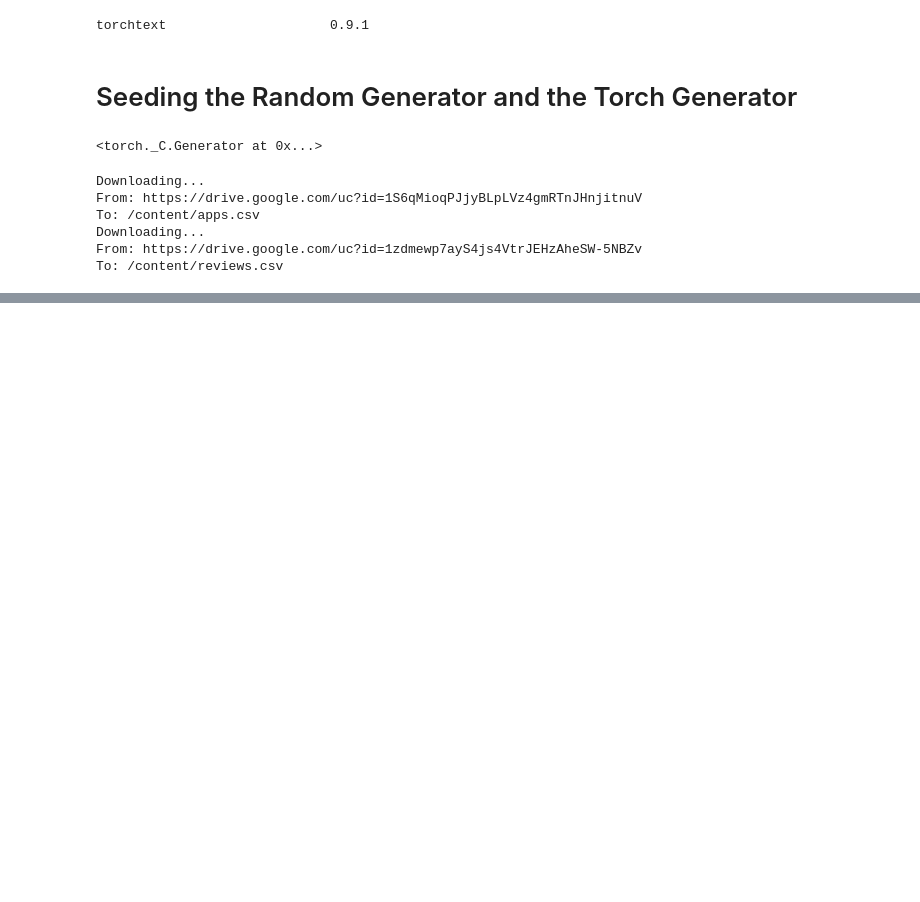
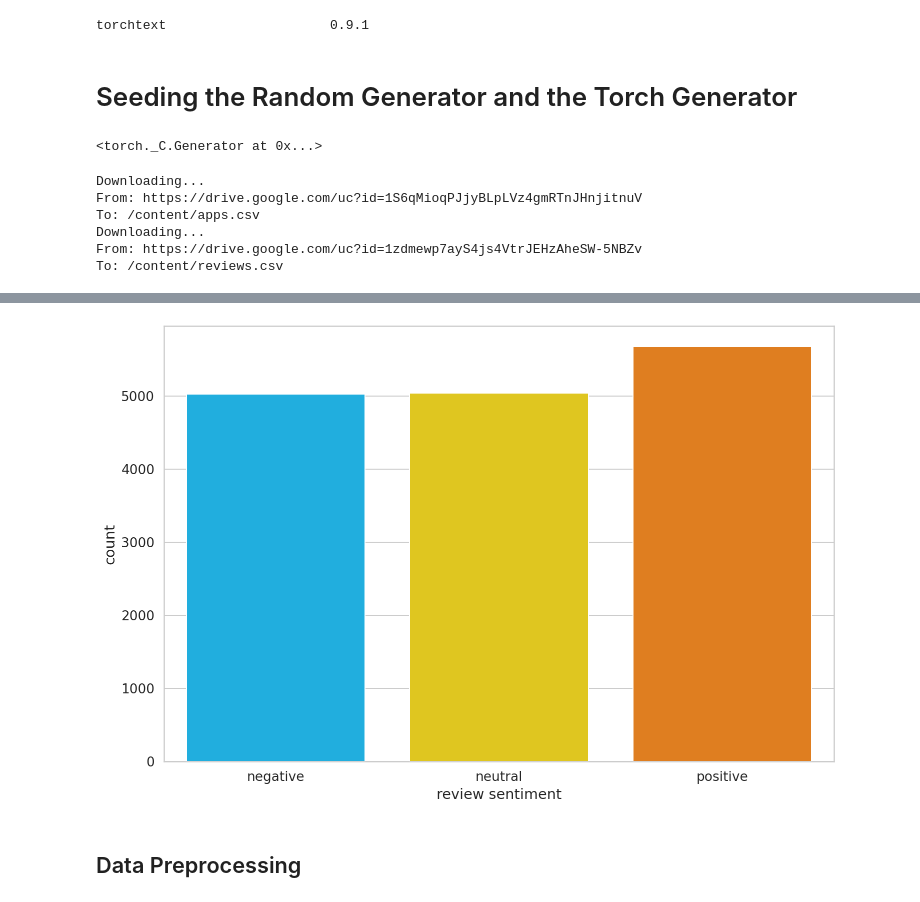
Before and after one commit to raduga256/SentimentAnalysisUsingBERT, a Jupyter notebook: bert_sentiment_analysis.ipynb, the cells around one changed output, grey strips where cells are left out. Drawn from its saved outputs; the diff is of its cells as text; code cells hidden in the pictures; blank space fills up the shorter version.

Commit message:
Data Preprocessing. closes #4

```diff
--- a/bert_sentiment_analysis.ipynb
+++ b/bert_sentiment_analysis.ipynb
@@ -147,0 +150,23 @@ df.head()
+# %%
+def to_sentiment(rating):
+  rating = int(rating)
+  if rating <= 2:
+    return 0
+  elif rating == 3:
+      return 1
+  else:
+        return 2
+
+df['sentiment'] = df.score.apply(to_sentiment)
+# %%
+# class labels
+class_labels = ['negative', 'neutral', 'positive']
+# %%
+#  plot
+ax = sns.countplot(df.sentiment)
+plt.xlabel('review sentiment')
+ax.set_xticklabels(class_labels);
+# %% [output]
+[figure, added]
+# %% [markdown]
+## Data Preprocessing
```
Also changed, not shown: parts of 35 cells of this notebook.
